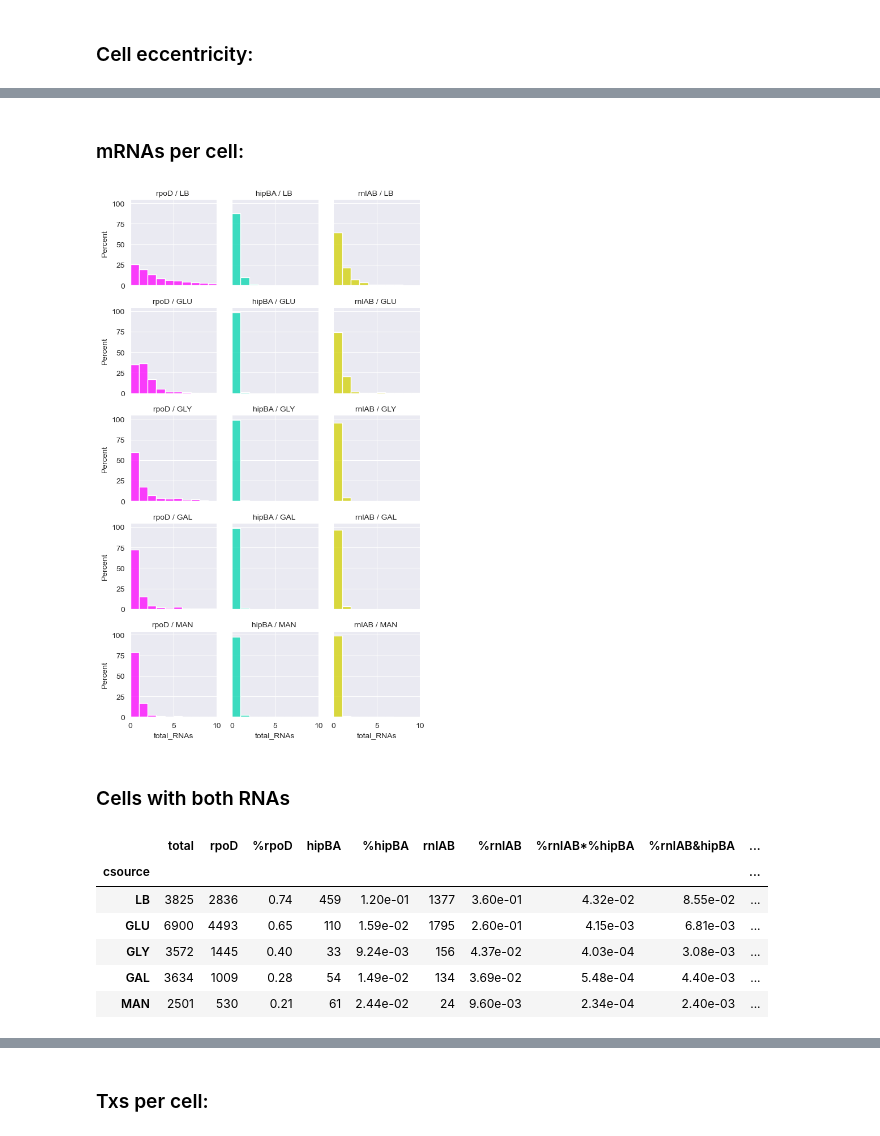
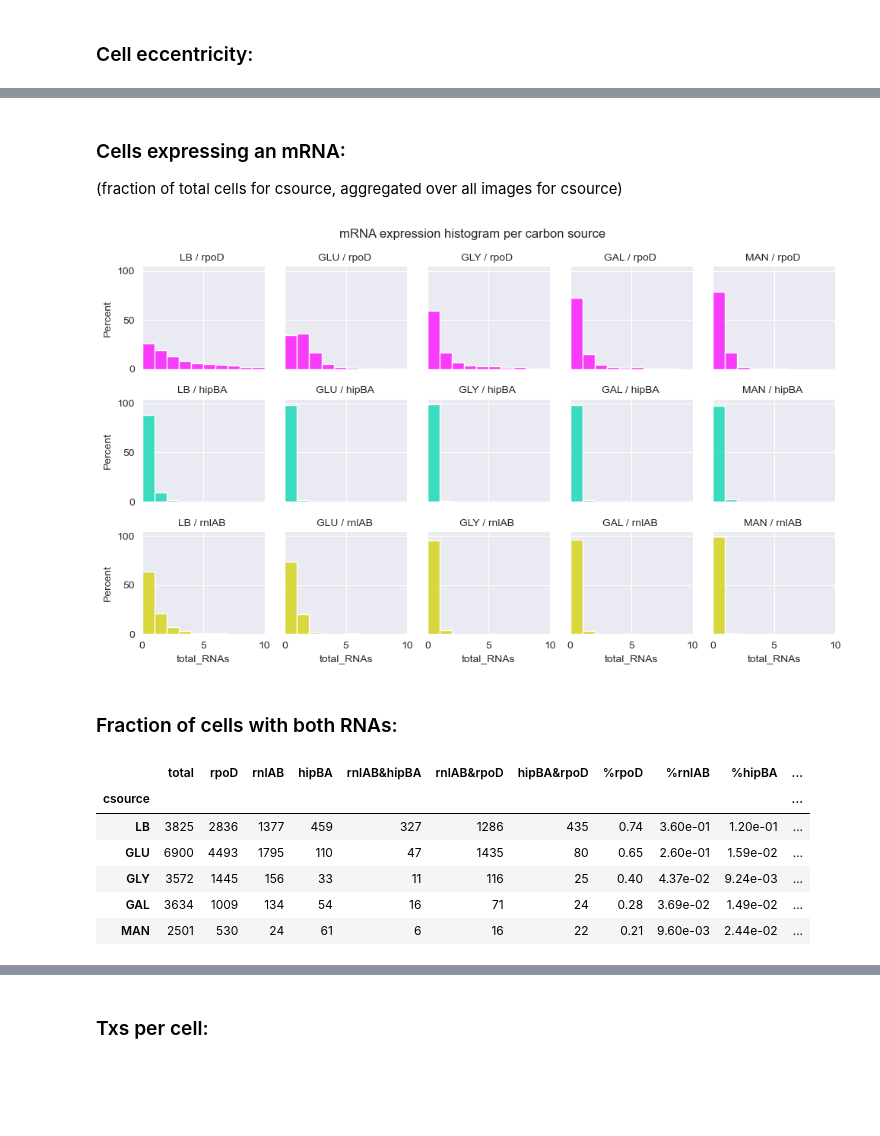
Before and after one commit to LaToyaVanderB/Ecoli_smFISH, a Jupyter notebook: src/06-plot-results.ipynb, the cells around one changed output, grey strips where cells are left out. Cells and saved outputs as stored; diff of their text form; code cells hidden in the pictures; blank space fills up the shorter version.

```diff
--- a/src/06-plot-results.ipynb
+++ b/src/06-plot-results.ipynb
@@ -19,8 +21,8 @@ conditions = [
     {'label': 'MAN', 'mu': 0.12},
 ]
 mrna_ordered = ['rpoD', 'hipBA', 'rnlAB']
-conditions_ordered = [c['label'] for c in conditions]
-conditions_ordered
+csources_ordered = [c['label'] for c in conditions]
+csources_ordered
 # %% [output]
 ['LB', 'GLU', 'GLY', 'GAL', 'MAN']
 # %%
@@ -349,15 +382,19 @@ g.map_dataframe(sns.histplot, x='eccentricity', stat='density');
 # %% [markdown]
-### mRNAs per cell:
+### Cells expressing an mRNA:
+(fraction of total cells for csource, aggregated over all images for csource)
 # %%
-g = sns.FacetGrid(df_stacked, col='mrna', col_order=mrna_ordered, row='csource', row_order=csources_ordered,
+g = sns.FacetGrid(df_stacked, row='mrna', row_order=mrna_ordered, col='csource', col_order=csources_ordered,
                   xlim=(0, 10), sharex=True, sharey=True, hue='mrna', palette=palette, height=2);
 g.map_dataframe(sns.histplot, x='total_RNAs', binwidth=1, stat='percent')
 g.set_titles('{col_name} / {row_name} ');
+g.fig.suptitle('mRNA expression histogram per carbon source')
+g.tight_layout();
 # %% [output]
-[figure, old version]
+[figure, new version]
 # %% [markdown]
-### Cells with both RNAs
+### Fraction of cells with both RNAs:
 # %%
+#  same content as cell below, just easier to check
 df_counts = pd.DataFrame({
     'total': df_records.groupby('csource').size().reindex(csources_ordered),
     'rpoD': df_records.query('spots_rpoD > 0').groupby('csource').size().reindex(csources_ordered),
@@ -375,13 +412,13 @@ df_counts['%rnlAB*%hipBA'] = df_counts['%rnlAB'] * df_counts['%hipBA']
 df_counts['%rnlAB&hipBA'] = df_counts['rnlAB&hipBA'] / df_counts['total']
 df_counts['%rnlAB&rpoD'] = df_counts['rnlAB&rpoD'] / df_counts['total']
 df_counts['%hipBA&rpoD'] = df_counts['hipBA&rpoD'] / df_counts['total']
-df_counts = df_counts[['total', 'rpoD', '%rpoD', 'hipBA', '%hipBA', 'rnlAB', '%rnlAB', '%rnlAB*%hipBA', '%rnlAB&hipBA', '%rnlAB&rpoD', '%hipBA&rpoD']]
+# df_counts = df_counts[['total', 'rpoD', '%rpoD', 'hipBA', '%hipBA', 'rnlAB', '%rnlAB', '%rnlAB*%hipBA', '%rnlAB&hipBA', '%rnlAB&rpoD', '%hipBA&rpoD']]
 df_counts
 # %% [output]
-|  | total | rpoD | %rpoD | hipBA | %hipBA | rnlAB | %rnlAB | %rnlAB*%hipBA | %rnlAB&hipBA | ... |
-| csource |  |  |  |  |  |  |  |  |  | ... |
-| LB | 3825 | 2836 | 0.74 | 459 | 1.20e-01 | 1377 | 3.60e-01 | 4.32e-02 | 8.55e-02 | ... |
-| GLU | 6900 | 4493 | 0.65 | 110 | 1.59e-02 | 1795 | 2.60e-01 | 4.15e-03 | 6.81e-03 | ... |
-| GLY | 3572 | 1445 | 0.40 | 33 | 9.24e-03 | 156 | 4.37e-02 | 4.03e-04 | 3.08e-03 | ... |
-| GAL | 3634 | 1009 | 0.28 | 54 | 1.49e-02 | 134 | 3.69e-02 | 5.48e-04 | 4.40e-03 | ... |
-| MAN | 2501 | 530 | 0.21 | 61 | 2.44e-02 | 24 | 9.60e-03 | 2.34e-04 | 2.40e-03 | ... |
+|  | total | rpoD | rnlAB | hipBA | rnlAB&hipBA | rnlAB&rpoD | hipBA&rpoD | %rpoD | %rnlAB | %hipBA | ... |
+| csource |  |  |  |  |  |  |  |  |  |  | ... |
+| LB | 3825 | 2836 | 1377 | 459 | 327 | 1286 | 435 | 0.74 | 3.60e-01 | 1.20e-01 | ... |
+| GLU | 6900 | 4493 | 1795 | 110 | 47 | 1435 | 80 | 0.65 | 2.60e-01 | 1.59e-02 | ... |
+| GLY | 3572 | 1445 | 156 | 33 | 11 | 116 | 25 | 0.40 | 4.37e-02 | 9.24e-03 | ... |
+| GAL | 3634 | 1009 | 134 | 54 | 16 | 71 | 24 | 0.28 | 3.69e-02 | 1.49e-02 | ... |
+| MAN | 2501 | 530 | 24 | 61 | 6 | 16 | 22 | 0.21 | 9.60e-03 | 2.44e-02 | ... |
```
Also changed, not shown: parts of 36 cells of this notebook, 9 other files.
